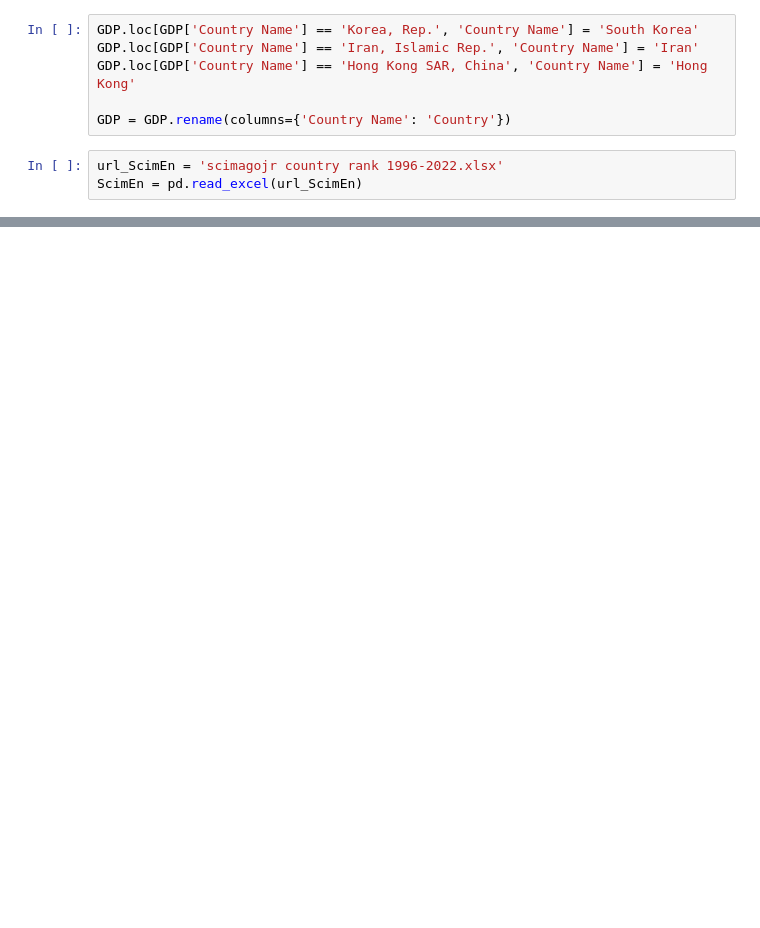
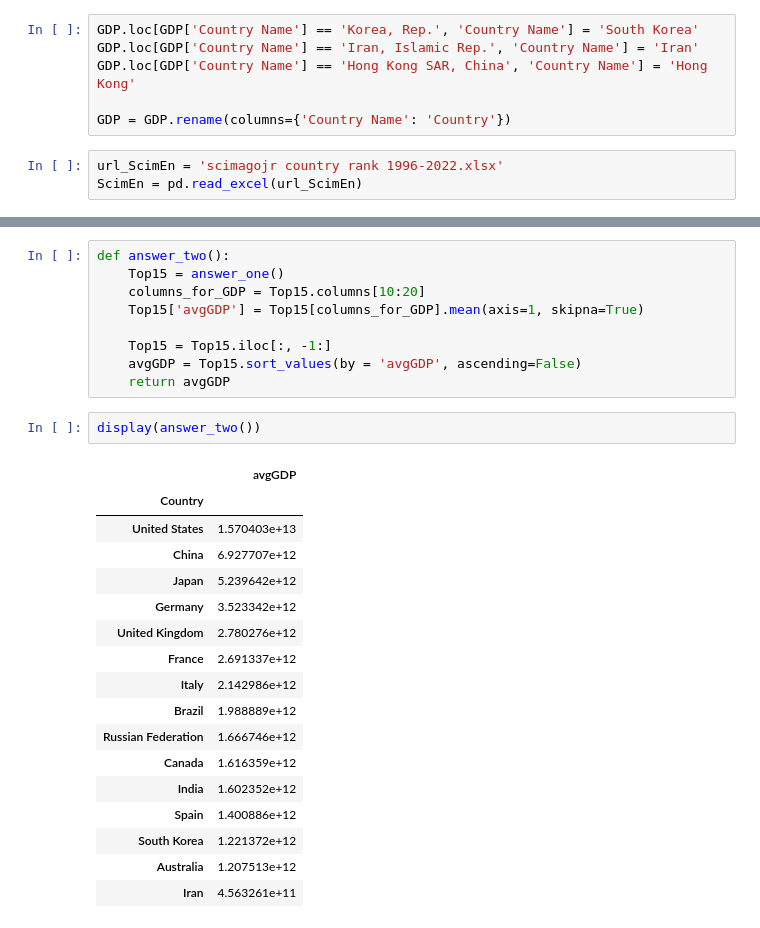
Before and after one commit to stasserkiz/amazinum, a Jupyter notebook: pandas.ipynb, the cells around one changed output, grey strips where cells are left out. Drawn from its saved outputs; the diff is of its cells as text; blank space fills up the shorter version.

```diff
--- a/pandas.ipynb
+++ b/pandas.ipynb
@@ -85,0 +84,29 @@ display(on_answer_one.iloc[0:15])
+# %%
+def answer_two():
+    Top15 = answer_one()
+    columns_for_GDP = Top15.columns[10:20]
+    Top15['avgGDP'] = Top15[columns_for_GDP].mean(axis=1, skipna=True)
+
+    Top15 = Top15.iloc[:, -1:]
+    avgGDP = Top15.sort_values(by = 'avgGDP', ascending=False)
+    return avgGDP
+# %%
+display(answer_two())
+# %% [output]
+|  | avgGDP |
+| Country |  |
+| United States | 1.570403e+13 |
+| China | 6.927707e+12 |
+| Japan | 5.239642e+12 |
+| Germany | 3.523342e+12 |
+| United Kingdom | 2.780276e+12 |
+| France | 2.691337e+12 |
+| Italy | 2.142986e+12 |
+| Brazil | 1.988889e+12 |
+| Russian Federation | 1.666746e+12 |
+| Canada | 1.616359e+12 |
+| India | 1.602352e+12 |
+| Spain | 1.400886e+12 |
+| South Korea | 1.221372e+12 |
+| Australia | 1.207513e+12 |
+| Iran | 4.563261e+11 |
```
Also changed, not shown: parts of 19 cells of this notebook.
